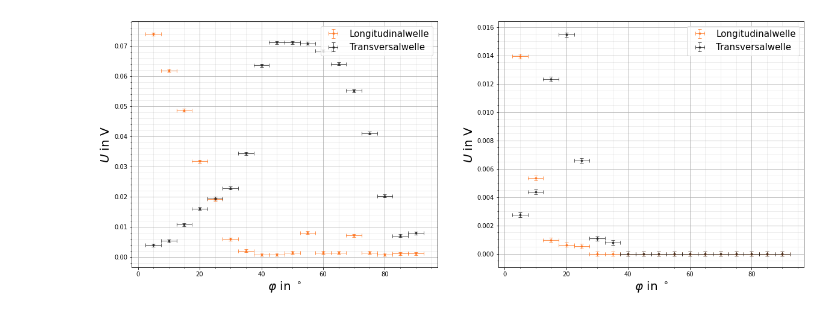
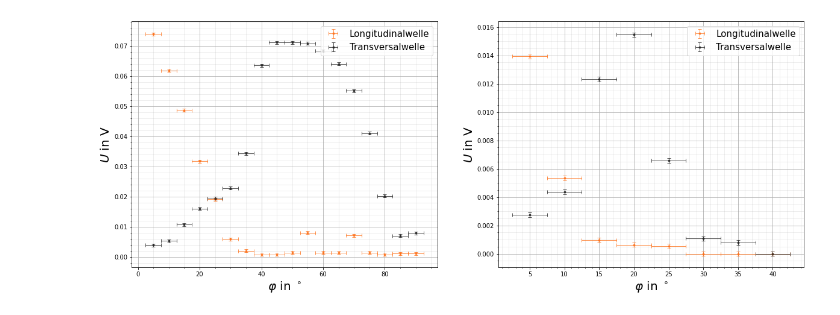
Before and after one commit to CVC97/ExPhy-III-Praktikum, a Jupyter notebook: 18_Ultraschallwellen/18_Ultraschallwellen.ipynb, the cells around one changed output. Cells and saved outputs as stored; diff of their text form; code cells hidden in the pictures.

Commit message:
plot 8

```diff
--- a/18_Ultraschallwellen/18_Ultraschallwellen.ipynb
+++ b/18_Ultraschallwellen/18_Ultraschallwellen.ipynb
@@ -12,34 +12,34 @@ x1 = np.loadtxt(input1, float, usecols=0, skiprows=3, delimiter=',')
 y11 = np.sqrt(np.loadtxt(input1, float, usecols=1, skiprows=3, delimiter=',')**2*10**(-2))
 y12 = np.sqrt(np.loadtxt(input1, float, usecols=2, skiprows=3, delimiter=',')**2*10**(-2))
 
-x2 = np.loadtxt(input2, float, usecols=0, skiprows=3, delimiter=',')
-y21 = np.sqrt(np.loadtxt(input2, float, usecols=1, skiprows=3, delimiter=',')**2*10**(-3))
-y22 = np.sqrt(np.loadtxt(input2, float, usecols=2, skiprows=3, delimiter=',')**2*10**(-3))
+x2 = np.loadtxt(input2, float, usecols=0, skiprows=3, max_rows=8, delimiter=',')
+y21 = np.sqrt(np.loadtxt(input2, float, usecols=1, skiprows=3, max_rows=8, delimiter=',')**2*10**(-3))
+y22 = np.sqrt(np.loadtxt(input2, float, usecols=2, skiprows=3, max_rows=8,  delimiter=',')**2*10**(-3))
 
 yerr1 = 0.005/10
 yerr2 = 0.005*10**(-3/2)
 
 fig, ax = plt.subplots(1,2,figsize=(20,7.5))
 
 ax[0].set_xlabel(r'$\varphi$ in $^\circ$', fontsize=20)
 ax[0].set_ylabel(r'$U$ in V', fontsize=20)
 ax[0].grid()
 ax[0].grid(which='minor', color='#999999', alpha=0.2, linestyle='-')
 ax[0].minorticks_on()
 ax[0].errorbar(x1, y11, xerr = 2.5, yerr = yerr1, fmt = '.', color = '#FE7018', alpha = 0.75, linewidth=1, ecolor="#FE7018", capsize=3, label = 'Longitudinalwelle')
 ax[0].errorbar(x1, y12, xerr = 2.5, yerr = yerr1, fmt = '.', color = '#212121', alpha = 0.75, linewidth=1, ecolor="#212121", capsize=3, label = 'Transversalwelle')
 ax[0].legend(fontsize=15)
 
 ax[1].set_xlabel(r'$\varphi$ in $^\circ$', fontsize=20)
 ax[1].set_ylabel(r'$U$ in V', fontsize=20)
 ax[1].grid()
 ax[1].grid(which='minor', color='#999999', alpha=0.2, linestyle='-')
 ax[1].minorticks_on()
 ax[1].errorbar(x2, y21, xerr = 2.5, yerr = yerr2, fmt = '.', color = '#FE7018', alpha = 0.75, linewidth=1, ecolor="#FE7018", capsize=3, label = 'Longitudinalwelle')
 ax[1].errorbar(x2, y22, xerr = 2.5, yerr = yerr2, fmt = '.', color = '#212121', alpha = 0.75, linewidth=1, ecolor="#212121", capsize=3, label = 'Transversalwelle')
 ax[1].legend(fontsize=15)
 
 plt.savefig('./V18.pgf', facecolor = 'white', bbox_inches='tight')
 plt.show()
 # %% [output]
-[figure, old version]
+[figure, new version]
```
